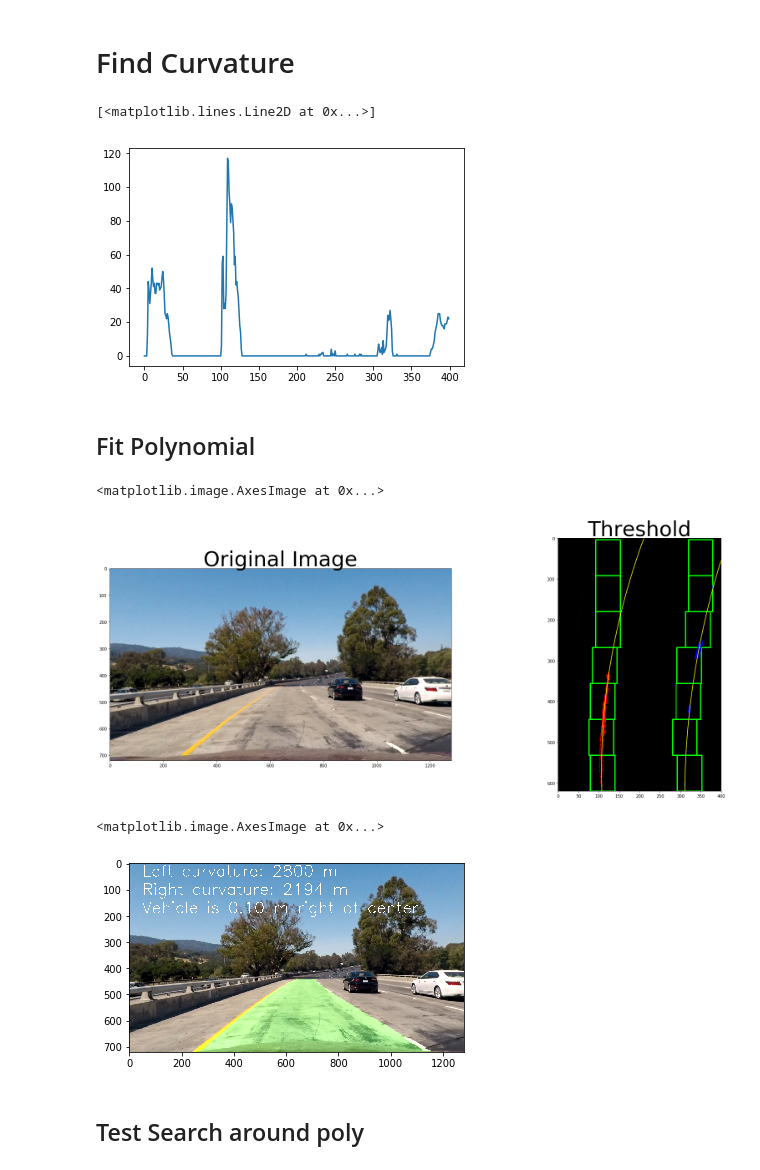
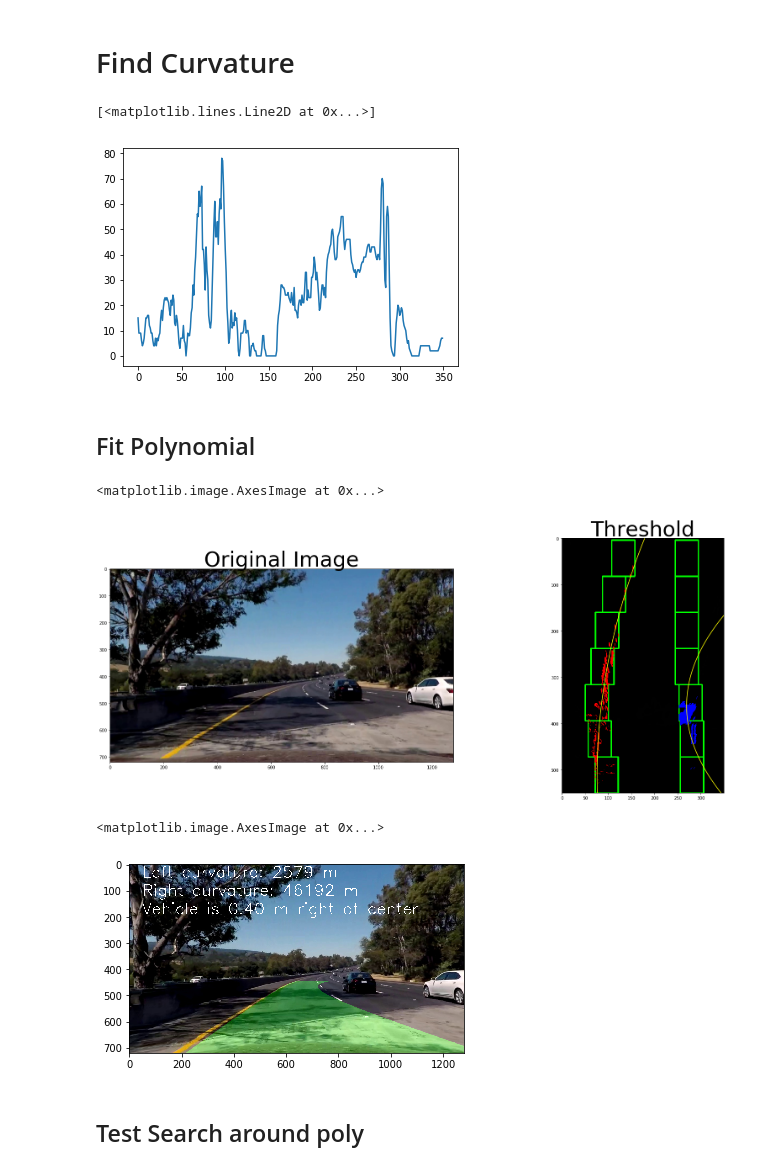
Before and after one commit to alexpm94/CarND-Advanced-Lane-Lines, a Jupyter notebook: Project2.ipynb, the cells around one changed output. Saved outputs shown, nothing was run; the diff lists cells and outputs as text; code cells hidden in the pictures.

```diff
--- a/Project2.ipynb
+++ b/Project2.ipynb
@@ -106,7 +106,7 @@ img = mpimg.imread('./test_images/straight_lines2.jpg')
 #Undistort image
 undist_test = cv2.undistort(img, mtx, dist, None, mtx)
 #Choose roi to crop
-roi = (400,800,100,img.shape[0])
+roi = (425,775,170,img.shape[0])
 warped_im=warp(undist_test, roi)
 
 f, (ax1, ax2) = plt.subplots(1, 2, figsize=(20,10))
@@ -152,7 +152,7 @@ def thresholding(img, s_thresh=(150, 210), sx_thresh=(40, 150)):
 # %%
 
 # Read in an image, you can also try test1.jpg or test4.jpg
-image = mpimg.imread('./test_images/test1.jpg')
+image = mpimg.imread('./test_images/Video1/video1_518.jpg')
 image = cv2.undistort(image, mtx, dist, None, mtx)
 
 img_blur = gaussian_blur(image[:,:,0],9)
@@ -191,7 +191,7 @@ ax1.imshow(image)
 ax1.set_title('Original Image', fontsize=50)
 ax2.imshow(color_binary, cmap='gray')
 ax2.set_title('Threshold', fontsize=50)
-ax3.imshow(binary_thresh, cmap='gray')
+ax3.imshow(warped_img, cmap='gray')
 ax3.set_title('Binary Image', fontsize=50)
 plt.subplots_adjust(left=0., right=1, top=0.9, bottom=0.)
 # %% [output]
@@ -221,7 +221,7 @@ histogram = hist(binary_warp)
 plt.plot(histogram)
 # %% [output]
 [<matplotlib.lines.Line2D at 0x...>]
-[figure, old version]
+[figure, new version]
 # %% [markdown]
 ## Fit Polynomial
 # %%
@@ -245,9 +245,9 @@ def find_lane_pixels(binary_warped):
     # Choose the number of sliding windows
     nwindows = 7
     # Set the width of the windows +/- margin
-    margin = 30
+    margin = 25
     # Set minimum number of pixels found to recenter window
-    minpix = 30
+    minpix = 10
 
     # Set height of windows - based on nwindows above and image shape
     window_height = np.int(binary_warped.shape[0]//nwindows)
@@ -348,7 +348,7 @@ ax2.plot(right_fitx, ploty, color='yellow')
 ax2.imshow(out_img)
 # %% [output]
 <matplotlib.image.AxesImage at 0x...>
-[figure, old version]
+[figure, new version]
 # %%
 #Set badge of images
 def calculate_curverad(line_fit_m, y_max):
@@ -376,8 +376,8 @@ def draw_area(undist_test,left_fitx, right_fitx, ploty, left_curverad, right_cur
     # Create an image to draw the lines on
     color_warp = np.zeros_like(img).astype(np.uint8)
     # Recast the x and y points into usable format for cv2.fillPoly()
-    pts_left = np.array([np.transpose(np.vstack([400+left_fitx, 100+ploty]))])
-    pts_right = np.array([np.flipud(np.transpose(np.vstack([400+right_fitx, 100+ploty])))])
+    pts_left = np.array([np.transpose(np.vstack([425+left_fitx, 175+ploty]))])
+    pts_right = np.array([np.flipud(np.transpose(np.vstack([425+right_fitx, 175+ploty])))])
     pts = np.hstack((pts_left, pts_right))
 
     # Draw the lane onto the warped blank image
@@ -407,34 +407,34 @@ def draw_area(undist_test,left_fitx, right_fitx, ploty, left_curverad, right_cur
     else:
         message = '{:.2f} m left'.format(-diffFromVehicle)
 
     # Draw info
     font = cv2.FONT_HERSHEY_SIMPLEX
     fontScale=2
     fontColor = (255, 255, 255)
     cv2.putText(result, 'Left curvature: {:.0f} m'.format(left_curverad), (50, 50), font, fontScale, fontColor, 2)
     cv2.putText(result, 'Right curvature: {:.0f} m'.format(right_curverad), (50, 120), font, fontScale, fontColor, 2)
     cv2.putText(result, 'Vehicle is {} of center'.format(message), (50, 190), font, fontScale, fontColor, 2)
 
     return result
 
 def pipeline_process(img_video):
     undist_test = cv2.undistort(img_video, mtx, dist, None, mtx)
     binary_img = thresholding(undist_test)
     binary_warp = warp(binary_img,roi)
     img_shape =  binary_warp.shape
     leftx, lefty, rightx, righty, out_img = find_lane_pixels(binary_warp)
     left_fitx, right_fitx, ploty, left_fit_m, right_fit_m, l_fit, r_fit = fit_poly(img_shape, leftx, lefty, rightx, righty)
     left_curverad,right_curverad,diffFromVehicle = get_distance(lefty,righty,left_fit_m,right_fit_m,img_shape)
     out_img = draw_area(undist_test,left_fitx, right_fitx, ploty, left_curverad, right_curverad, diffFromVehicle)
     return out_img
 
 image_validation = pipeline_process(image)
 cv2.imwrite('./examples/image_validation.jpg',cv2.cvtColor(image_validation,cv2.COLOR_RGB2BGR))
 
 plt.imshow(image_validation)
 # %% [output]
 <matplotlib.image.AxesImage at 0x...>
-[figure, old version]
+[figure, new version]
 # %%
 def search_around_poly(binary_warped,l_fit_pervious,r_fit_pervious):
     # HYPERPARAMETER
```
Also changed, not shown: parts of 4 cells of this notebook.
